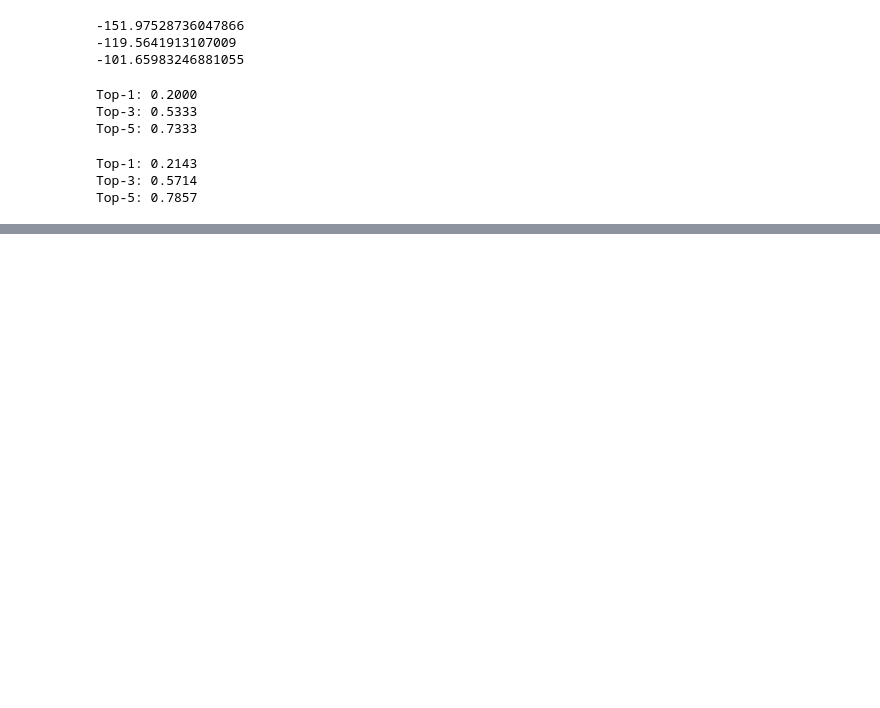
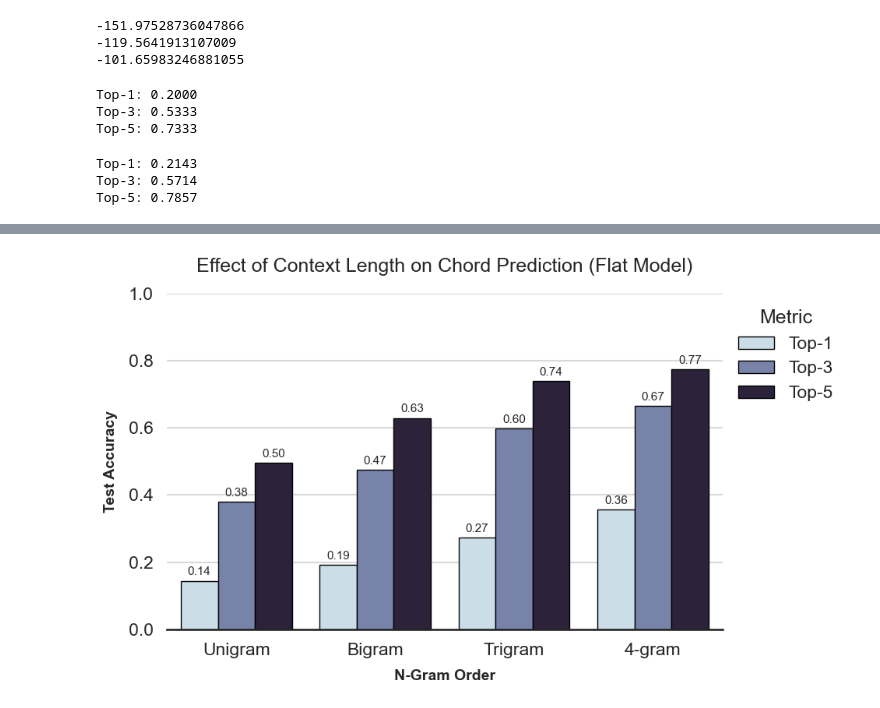
Before and after one commit to christinaxu10/dj-markov, a Jupyter notebook: chords.ipynb, the cells around one changed output, grey strips where cells are left out. Saved outputs shown, nothing was run; the diff lists cells and outputs as text; code cells hidden in the pictures; blank space fills up the shorter version.

```diff
--- a/chords.ipynb
+++ b/chords.ipynb
@@ -211 +206,17 @@ Import our processed dataset and compute n-gram counts.
+# %%
+results = {}
+test_datasets = {} # Store test sets for evaluation
+
+for name, path in [
+    ("simplified", "chordonomicon_v2_simplified.csv"),
+    ("standardized", "chordonomicon_v2_standardized.csv"),
+    ("augmented", "chordonomicon_v2_augmented.csv")
+]:
+    chords = load_chords_from_csv(path)
+
+    # Train/Test Split (90/10)
+    split_idx = int(len(chords) * 0.9)
+    train_chords = chords[:split_idx]
+    test_chords = chords[split_idx:]
+    test_datasets[name] = test_chord
 # %%
@@ -342,7 +351,7 @@ def compute_unigram_prob_from_df(unigram_df: pd.DataFrame, alpha: float = 1.0, i
     return pd.DataFrame([probs.values], columns=vocab, index=[""])
 # %%
 # Extract unigrams from df_all
-unigram_df = df_all[df_all["ngram_length"] == 1].copy()
+unigram_df = simplified_n_gram_counts.get_group(1).reset_index().copy()
 
 # Compute probabilities
 unigram_probs = compute_unigram_prob_from_df(unigram_df, alpha=1.0, input_data="simplified")
@@ -762,0 +731,79 @@ Top-5: 0.7857
+# %%
+import matplotlib.pyplot as plt
+import pandas as pd
+import seaborn as sns
+
+print("Ensuring counts include 4-grams...")
+simplified_n_gram_counts = count_n_grams(train_chords, 4)
+
+def get_probs(n, counts_obj):
+    try:
+        df_group = counts_obj.get_group(n).reset_index().copy()
+        return compute_ngram_prob_from_df(df_group, n=n, alpha=1.0, input_data="simplified")
+    except KeyError:
+        return None
+
+unigram_probs = compute_unigram_prob_from_df(simplified_n_gram_counts.get_group(1).reset_index().copy(), input_data="simplified")
+bigram_probs = get_probs(2, simplified_n_gram_counts)
+trigram_probs = get_probs(3, simplified_n_gram_counts)
+fourgram_probs = get_probs(4, simplified_n_gram_counts)
+
+#Evaluate on Test Set
+results_data = []
+models = [
+    ("Unigram", 1, unigram_probs),
+    ("Bigram", 2, bigram_probs),
+    ("Trigram", 3, trigram_probs),
+    ("4-gram", 4, fourgram_probs)
+]
+
+print("Evaluating on TEST set...")
+for name, n, probs in models:
+    if probs is None: continue
+    print(f"Evaluating {name}...")
+    _, t1, t3, t5 = evaluate_on_test_set(test_datasets["simplified"], n, probs)
+
+    results_data.append({"Model": name, "K": "Top-1", "Accuracy": t1})
+    results_data.append({"Model": name, "K": "Top-3", "Accuracy": t3})
+    results_data.append({"Model": name, "K": "Top-5", "Accuracy": t5})
+
+df_results = pd.DataFrame(results_data)
+print("\nResults Table:")
+print(df_results)
+
+# Plotting
+sns.set_theme(style="white", context="talk")
+plt.figure(figsize=(10, 6))
+
+ax = sns.barplot(
+    data=df_results,
+    x="Model",
+    y="Accuracy",
+    hue="K",
+    palette="ch:s=.25,rot=-.25",
+    edgecolor="black",
+    linewidth=1,
+    errwidth=0
+)
+
+# Polish the Chart
+sns.despine(left=True)
+ax.yaxis.grid(True, linestyle='-', alpha=0.3, color='gray')
+ax.xaxis.grid(False)
+
+plt.title("Effect of Context Length on Chord Prediction (Flat Model)", fontsize=18, pad=20)
+plt.xlabel("N-Gram Order", labelpad=10, fontsize=14, fontweight='bold')
+plt.ylabel("Test Accuracy", labelpad=10, fontsize=14, fontweight='bold')
+plt.ylim(0, 1.0)
+
+# Add value labels on bars
+for container in ax.containers:
+    ax.bar_label(container, fmt='%.2f', fontsize=11, padding=3)
+
+plt.legend(title="Metric", bbox_to_anchor=(1, 1), loc='upper left', frameon=False)
+plt.tight_layout()
+
+# Save and Show
+plt.savefig("chords_flat_model_accuracy.svg", format="svg", bbox_inches='tight')
+plt.show()
+# %% [output]
@@ -762,0 +828 @@ Top-5: 0.7857
+[figure, added]
```
Also changed, not shown: parts of 19 cells of this notebook, 1 other file.
